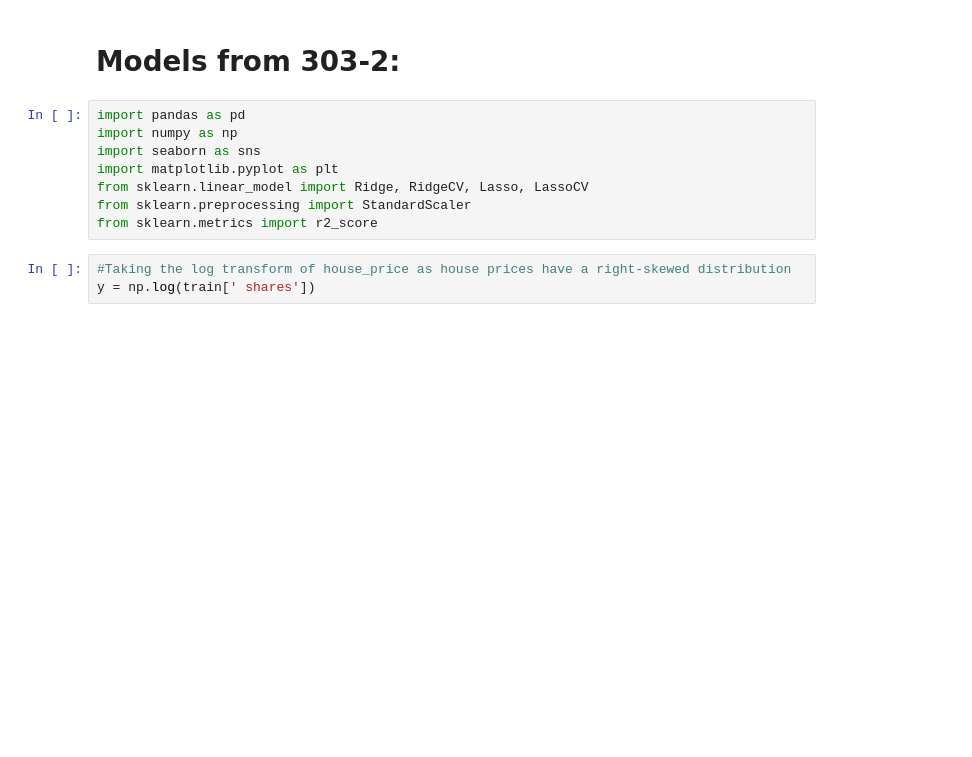
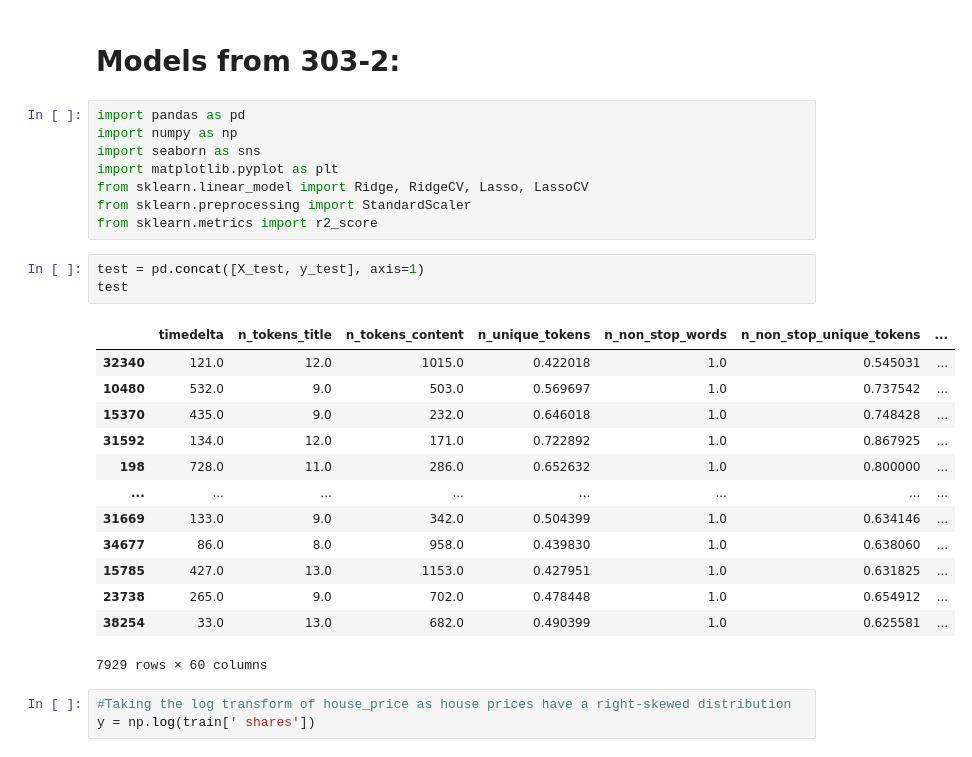
Before and after one commit to danielhe-nu/STAT-303-3-Project, a Jupyter notebook: Base models - Daniel.ipynb, the cells around one changed output. Drawn from its saved outputs; the diff is of its cells as text; blank space fills up the shorter version.

```diff
--- a/Base models - Daniel.ipynb
+++ b/Base models - Daniel.ipynb
@@ -46,6 +69,23 @@ import matplotlib.pyplot as plt
 from sklearn.linear_model import Ridge, RidgeCV, Lasso, LassoCV
 from sklearn.preprocessing import StandardScaler
 from sklearn.metrics import r2_score
+# %%
+test = pd.concat([X_test, y_test], axis=1)
+test
+# %% [output]
+|  | timedelta | n_tokens_title | n_tokens_content | n_unique_tokens | n_non_stop_words | n_non_stop_unique_tokens | ... |
+| 32340 | 121.0 | 12.0 | 1015.0 | 0.422018 | 1.0 | 0.545031 | ... |
+| 10480 | 532.0 | 9.0 | 503.0 | 0.569697 | 1.0 | 0.737542 | ... |
+| 15370 | 435.0 | 9.0 | 232.0 | 0.646018 | 1.0 | 0.748428 | ... |
+| 31592 | 134.0 | 12.0 | 171.0 | 0.722892 | 1.0 | 0.867925 | ... |
+| 198 | 728.0 | 11.0 | 286.0 | 0.652632 | 1.0 | 0.800000 | ... |
+| ... | ... | ... | ... | ... | ... | ... | ... |
+| 31669 | 133.0 | 9.0 | 342.0 | 0.504399 | 1.0 | 0.634146 | ... |
+| 34677 | 86.0 | 8.0 | 958.0 | 0.439830 | 1.0 | 0.638060 | ... |
+| 15785 | 427.0 | 13.0 | 1153.0 | 0.427951 | 1.0 | 0.631825 | ... |
+| 23738 | 265.0 | 9.0 | 702.0 | 0.478448 | 1.0 | 0.654912 | ... |
+| 38254 | 33.0 | 13.0 | 682.0 | 0.490399 | 1.0 | 0.625581 | ... |
+7929 rows × 60 columns
 # %%
 #Taking the log transform of house_price as house prices have a right-skewed distribution
 y = np.log(train[' shares'])
```
Also changed, not shown: parts of 17 cells of this notebook.
